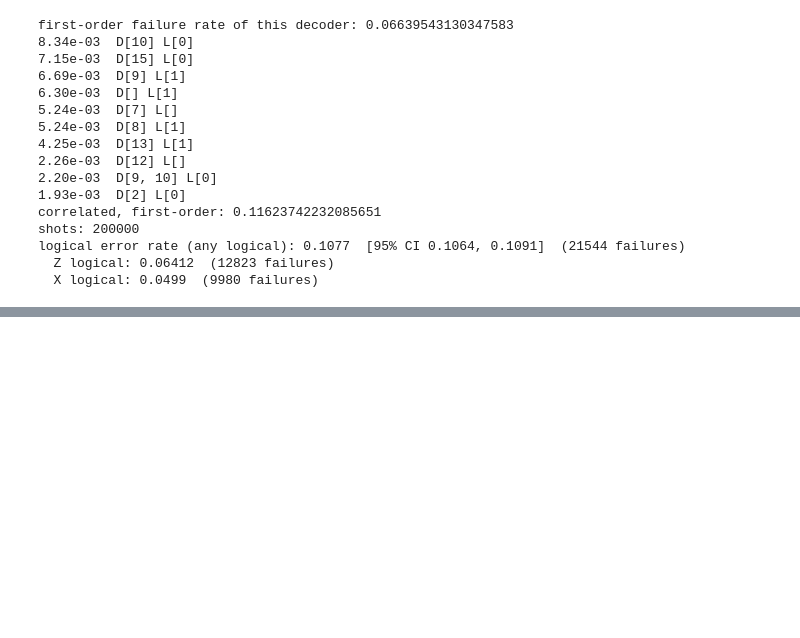
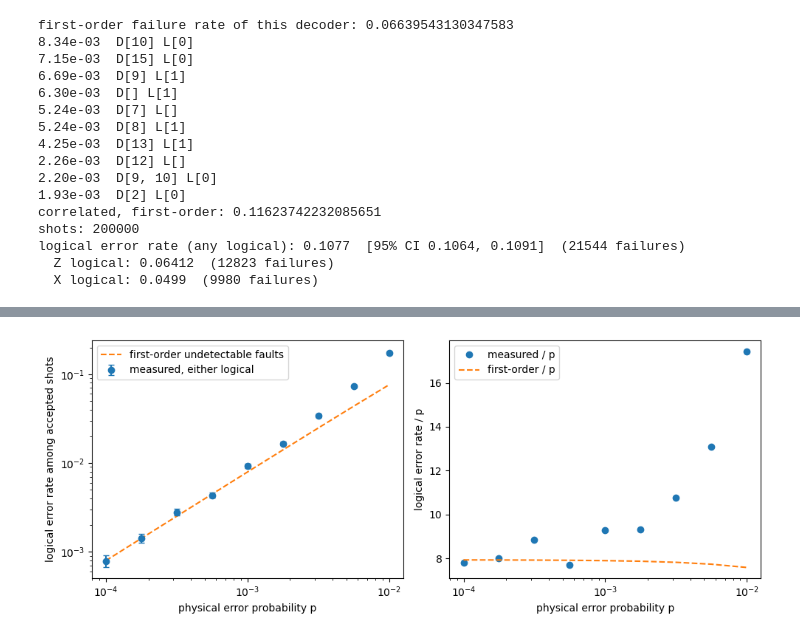
Before and after one commit to OliverRedhead/Floquet-Codes-Preparing-Magic-States, a Jupyter notebook: CSS_honeycomb/testing/simulation.ipynb, the cells around one changed output, grey strips where cells are left out. Saved outputs shown, nothing was run; the diff lists cells and outputs as text; code cells hidden in the pictures; blank space fills up the shorter version.

Commit message:
Plotting logical error rate vs probability to find probabilities where first order dominates

```diff
--- a/CSS_honeycomb/testing/simulation.ipynb
+++ b/CSS_honeycomb/testing/simulation.ipynb
@@ -259,0 +266,77 @@ logical error rate (any logical): 0.1077  [95% CI 0.1064, 0.1091]  (21544 failur
+# %%
+import json
+from sims import wilson_interval
+
+base = json.load(open("error_model.json"))
+p_values = np.logspace(-4, -2, 9)
+shots = 200_000
+
+rows = []
+for p in p_values:
+    model = {k: (float(p) if k.startswith("p_") else v) for k, v in base.items()}
+    json.dump(model, open("tmp_model.json", "w"))
+    circuit = build_circuit(config_filepath="config/5x3.json", error_model="tmp_model.json")
+    dets, obs = circuit.compile_detector_sampler(seed=1).sample(
+        shots, separate_observables=True
+    )
+
+    accepted = ~dets.any(axis=1)
+    n_accepted = int(accepted.sum())
+    acceptance = n_accepted / shots
+
+    first_order = 0.0
+    dem = circuit.detector_error_model(approximate_disjoint_errors=True)
+    for inst in dem.flattened():
+        if inst.type != "error":
+            continue
+        targets = inst.targets_copy()
+        if any(t.is_relative_detector_id() for t in targets):
+            continue
+        if any(t.is_logical_observable_id() for t in targets):
+            first_order += inst.args_copy()[0]
+
+    if n_accepted == 0:
+        rate = z_rate = x_rate = np.nan
+        lo, hi = 0.0, 1.0
+        print(f"p={p:.4g}  acceptance={acceptance:.4g}  no shots accepted  first-order={first_order:.4g}")
+    else:
+        kept = obs[accepted]
+        k_z = int(kept[:, 0].sum())
+        k_x = int(kept[:, 1].sum())
+        k_either = int(kept.any(axis=1).sum())
+        z_rate = k_z / n_accepted
+        x_rate = k_x / n_accepted
+        rate = k_either / n_accepted
+        lo, hi = wilson_interval(k_either, n_accepted)
+        print(
+            f"p={p:.4g}  acceptance={acceptance:.4g}  "
+            f"either={rate:.4g}  Z={z_rate:.4g}  X={x_rate:.4g}  "
+            f"first-order={first_order:.4g}"
+        )
+
+    rows.append((p, acceptance, rate, lo, hi, z_rate, x_rate, first_order))
+
+ps, acceptances, rates, los, his, z_rates, x_rates, first_orders = map(np.array, zip(*rows))
+
+fig, axes = plt.subplots(1, 2, figsize=(10, 4))
+
+lower = np.maximum(rates - los, 0)
+upper = np.maximum(his - rates, 0)
+axes[0].errorbar(ps, rates, yerr=[lower, upper], fmt="o", capsize=3, label="measured, either logical")
+axes[0].plot(ps, first_orders, "--", label="first-order undetectable faults")
+axes[0].set_xscale("log")
+axes[0].set_yscale("log")
+axes[0].set_xlabel("physical error probability p")
+axes[0].set_ylabel("logical error rate among accepted shots")
+axes[0].legend()
+
+axes[1].plot(ps, rates / ps, "o", label="measured / p")
+axes[1].plot(ps, first_orders / ps, "--", label="first-order / p")
+axes[1].set_xscale("log")
+axes[1].set_xlabel("physical error probability p")
+axes[1].set_ylabel("logical error rate / p")
+axes[1].legend()
+
+fig.tight_layout()
+plt.show()
+# %% [output]
@@ -259,0 +352 @@ logical error rate (any logical): 0.1077  [95% CI 0.1064, 0.1091]  (21544 failur
+[figure, added]
```
Also changed, not shown: parts of 2 cells of this notebook, 1 other file.
